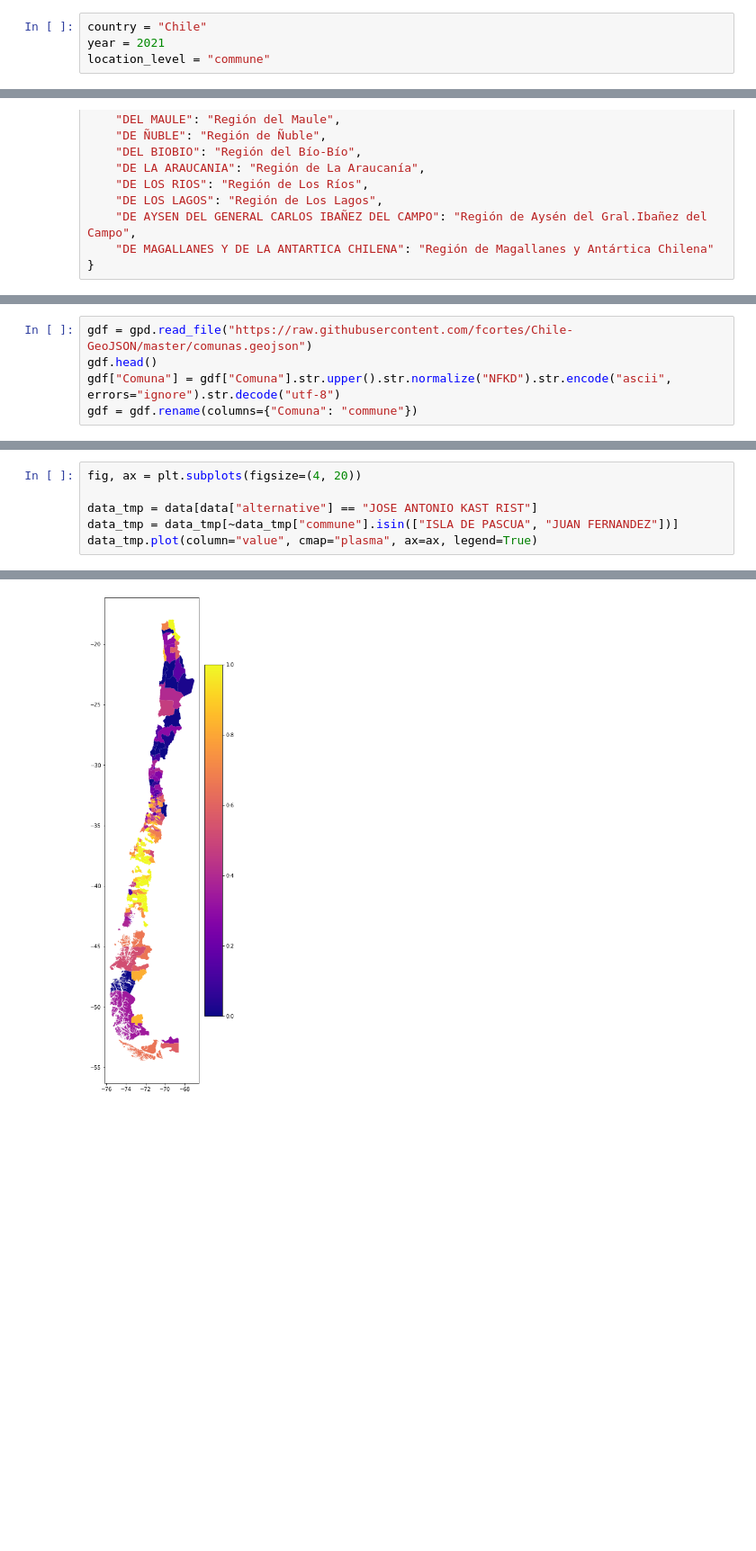
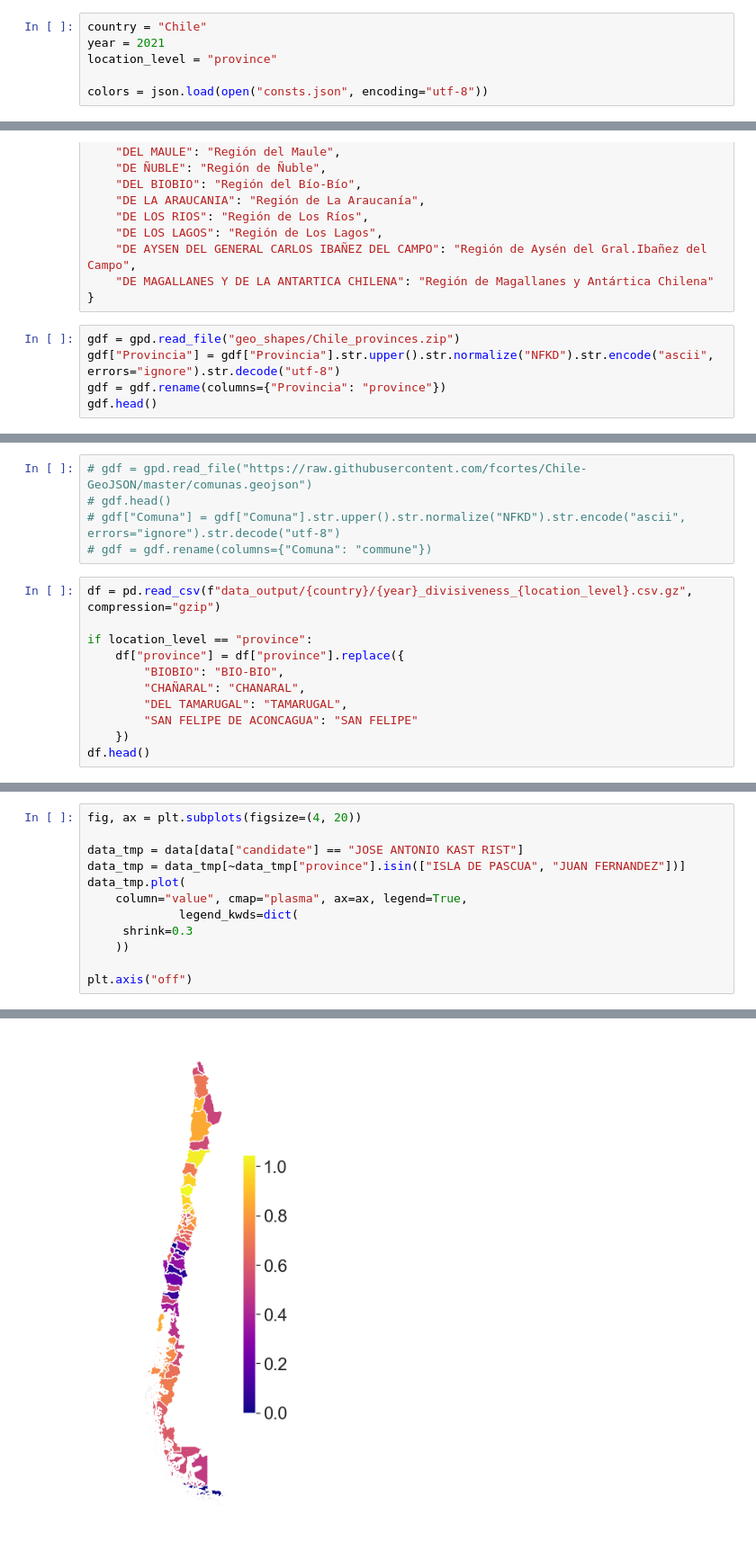
Before and after one commit to cnavarreteliz/atlas-elections-data, a Jupyter notebook: Maps_Chile.ipynb, the cells around one changed output, grey strips where cells are left out. Shown at 90% size. Cells and saved outputs as stored; diff of their text form; blank space fills up the shorter version.

```diff
--- a/Maps_Chile.ipynb
+++ b/Maps_Chile.ipynb
@@ -5,7 +13,9 @@ import matplotlib.pyplot as plt
 # %%
 country = "Chile"
 year = 2021
-location_level = "commune"
+location_level = "province"
+
+colors = json.load(open("consts.json", encoding="utf-8"))
 # %%
 regions = {
     "DE ARICA Y PARINACOTA": "Región de Arica y Parinacota",
@@ -25,3 +35,8 @@ regions = {
     "DE AYSEN DEL GENERAL CARLOS IBAÑEZ DEL CAMPO": "Región de Aysén del Gral.Ibañez del Campo",
     "DE MAGALLANES Y DE LA ANTARTICA CHILENA": "Región de Magallanes y Antártica Chilena"
 }
+# %%
+gdf = gpd.read_file("geo_shapes/Chile_provinces.zip")
+gdf["Provincia"] = gdf["Provincia"].str.upper().str.normalize("NFKD").str.encode("ascii", errors="ignore").str.decode("utf-8")
+gdf = gdf.rename(columns={"Provincia": "province"})
+gdf.head()
@@ -28,5 +50,16 @@ regions = {
 # %%
-gdf = gpd.read_file("https://raw.githubusercontent.com/fcortes/Chile-GeoJSON/master/comunas.geojson")
-gdf.head()
-gdf["Comuna"] = gdf["Comuna"].str.upper().str.normalize("NFKD").str.encode("ascii", errors="ignore").str.decode("utf-8")
-gdf = gdf.rename(columns={"Comuna": "commune"})
+# gdf = gpd.read_file("https://raw.githubusercontent.com/fcortes/Chile-GeoJSON/master/comunas.geojson")
+# gdf.head()
+# gdf["Comuna"] = gdf["Comuna"].str.upper().str.normalize("NFKD").str.encode("ascii", errors="ignore").str.decode("utf-8")
+# gdf = gdf.rename(columns={"Comuna": "commune"})
+# %%
+df = pd.read_csv(f"data_output/{country}/{year}_divisiveness_{location_level}.csv.gz", compression="gzip")
+
+if location_level == "province":
+    df["province"] = df["province"].replace({
+        "BIOBIO": "BIO-BIO",
+        "CHAÑARAL": "CHANARAL",
+        "DEL TAMARUGAL": "TAMARUGAL",
+        "SAN FELIPE DE ACONCAGUA": "SAN FELIPE"
+    })
+df.head()
@@ -53,7 +134,13 @@ data.head()
 # %%
 fig, ax = plt.subplots(figsize=(4, 20))
 
-data_tmp = data[data["alternative"] == "JOSE ANTONIO KAST RIST"]
-data_tmp = data_tmp[~data_tmp["commune"].isin(["ISLA DE PASCUA", "JUAN FERNANDEZ"])]
-data_tmp.plot(column="value", cmap="plasma", ax=ax, legend=True)
+data_tmp = data[data["candidate"] == "JOSE ANTONIO KAST RIST"]
+data_tmp = data_tmp[~data_tmp["province"].isin(["ISLA DE PASCUA", "JUAN FERNANDEZ"])]
+data_tmp.plot(
+    column="value", cmap="plasma", ax=ax, legend=True,
+             legend_kwds=dict(
+     shrink=0.3
+    ))
+
+plt.axis("off")
 # %% [output]
@@ -61 +151 @@ data_tmp.plot(column="value", cmap="plasma", ax=ax, legend=True)
-[figure, old version]
+[figure, new version]
```
Also changed, not shown: parts of 25 cells of this notebook, 46 other files.
